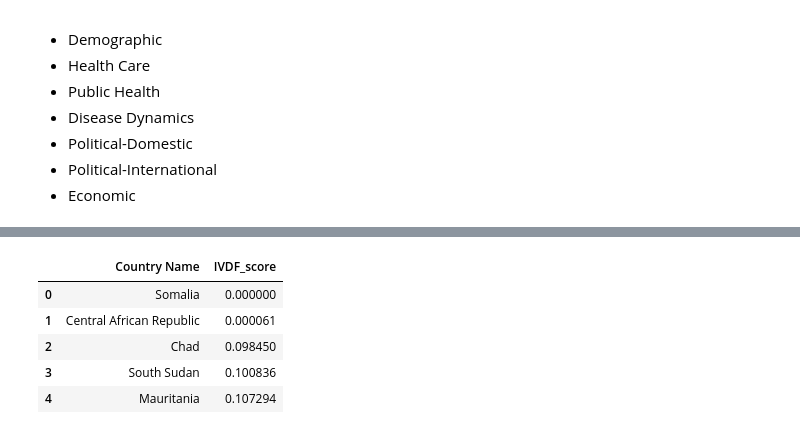
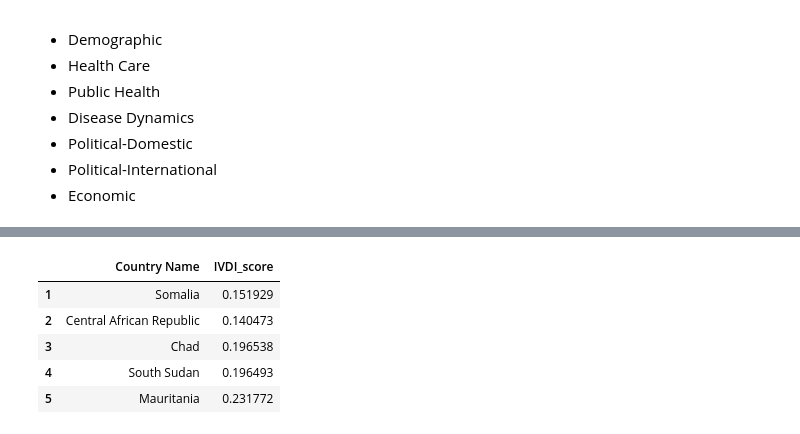
Before and after one commit to gksidhu/Capstone, a Jupyter notebook: Untitled.ipynb, the cells around one changed output, grey strips where cells are left out. Saved outputs shown, nothing was run; the diff lists cells and outputs as text; code cells hidden in the pictures.

Commit message:
merged on country data

```diff
--- a/Untitled.ipynb
+++ b/Untitled.ipynb
@@ -455,0 +708,3 @@ WARNING: No Unicode mapping for f_l (31) in font HBQQMC+FrutigerLTStd-Roman
+# %%
+IVDI_df = pd.read_csv('../Rand_IVDF.csv', sep = ' ', quotechar = "'")
+IVDI_df.head()
@@ -455,0 +718,5 @@ WARNING: No Unicode mapping for f_l (31) in font HBQQMC+FrutigerLTStd-Roman
+# %%
+cols_to_avg = list(IVDI_df.columns)
+cols_to_avg.remove('Rank')
+cols_to_avg.remove('Country or Territory')
+cols_to_avg
@@ -455,0 +732,7 @@ WARNING: No Unicode mapping for f_l (31) in font HBQQMC+FrutigerLTStd-Roman
+# %%
+IVDI_df[cols_to_avg] = IVDI_df[cols_to_avg].astype(float)
+# %%
+IVDI_df['Overall Score'] = 0
+IVDI_df['Overall Score'] = IVDI_df[cols_to_avg].mean(axis=1)
+
+IVDI_df.head()
@@ -456,13 +746,11 @@ WARNING: No Unicode mapping for f_l (31) in font HBQQMC+FrutigerLTStd-Roman
 # %%
-IVDI_df = pd.read_csv('../Rand_IVDI.csv')
-# IVDI_df.rename(columns = {'Unnamed: 2': 'Country Name', 'Normed Score':'Rand_IVDI'}, inplace = True)
-IVDI_df = IVDI_df[[' Country', ' Overall Score']]
-IVDI_df.rename(columns = {' Country': 'Country Name', ' Overall Score': 'IVDF_score'}, inplace = True)
+IVDI_df = IVDI_df[['Rank', 'Overall Score']]
+IVDI_df.rename(columns = {'Rank': 'Country Name', 'Overall Score': 'IVDI_score'}, inplace = True)
 IVDI_df.head()
 # %% [output]
-|  | Country Name | IVDF_score |
-| 0 | Somalia | 0.000000 |
-| 1 | Central African Republic | 0.000061 |
-| 2 | Chad | 0.098450 |
-| 3 | South Sudan | 0.100836 |
-| 4 | Mauritania | 0.107294 |
+|  | Country Name | IVDI_score |
+| 1 | Somalia | 0.151929 |
+| 2 | Central African Republic | 0.140473 |
+| 3 | Chad | 0.196538 |
+| 4 | South Sudan | 0.196493 |
+| 5 | Mauritania | 0.231772 |
```
Also changed, not shown: parts of 45 cells of this notebook.
